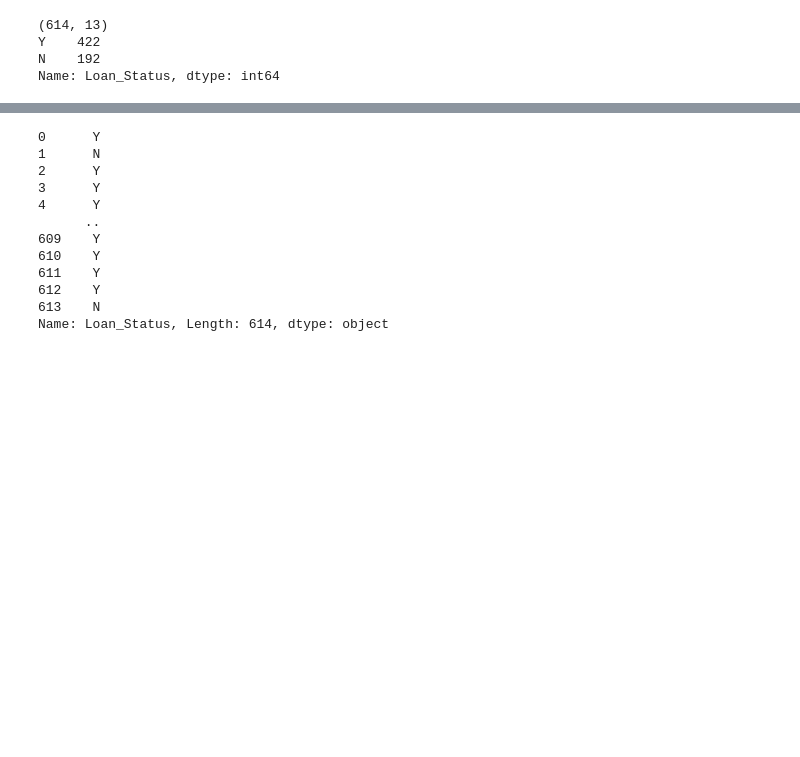
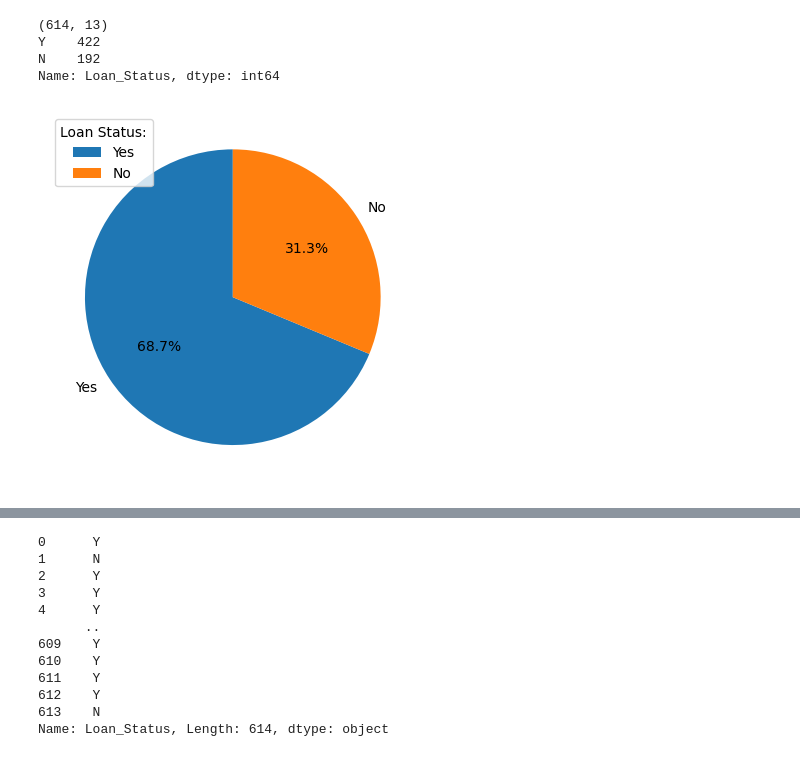
Before and after one commit to loughjo/ProgDataAnalysis-Project, a Jupyter notebook: ProgDataAnalysisProject.ipynb, the cells around one changed output, grey strips where cells are left out. Cells and saved outputs as stored; diff of their text form; code cells hidden in the pictures; blank space fills up the shorter version.

```diff
--- a/ProgDataAnalysisProject.ipynb
+++ b/ProgDataAnalysisProject.ipynb
@@ -46,6 +47,15 @@ print(loan_eligibility["Loan_Status"].value_counts())
 Y    422
 N    192
 Name: Loan_Status, dtype: int64
+# %%
+Loan_Yes_No = (loan_eligibility["Loan_Status"].value_counts())
+mylabels = ["Yes", "No"]
+
+plt.pie(Loan_Yes_No, labels = mylabels, startangle = 90, autopct='%1.1f%%')
+plt.legend(title = "Loan Status:")
+plt.show()
+# %% [output]
+[figure, added]
 # %%
 loan_eligibility
 # %% [output]
```
Also changed, not shown: parts of 23 cells of this notebook.
